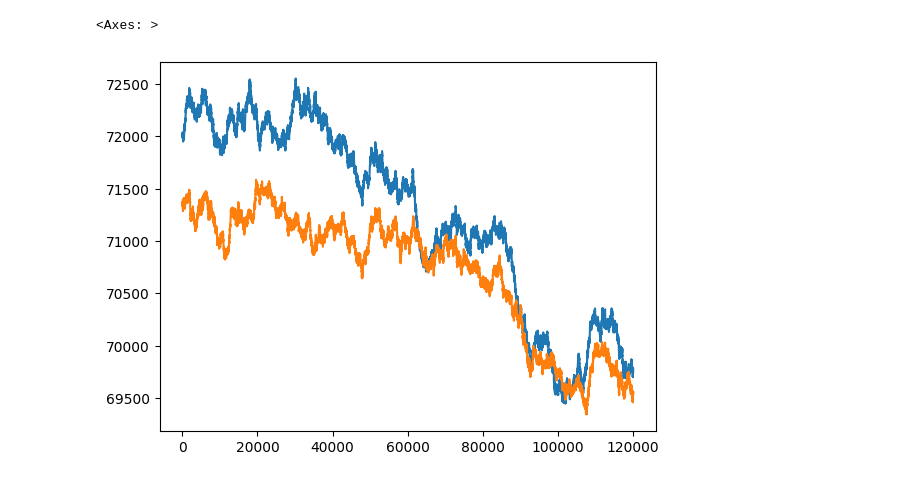
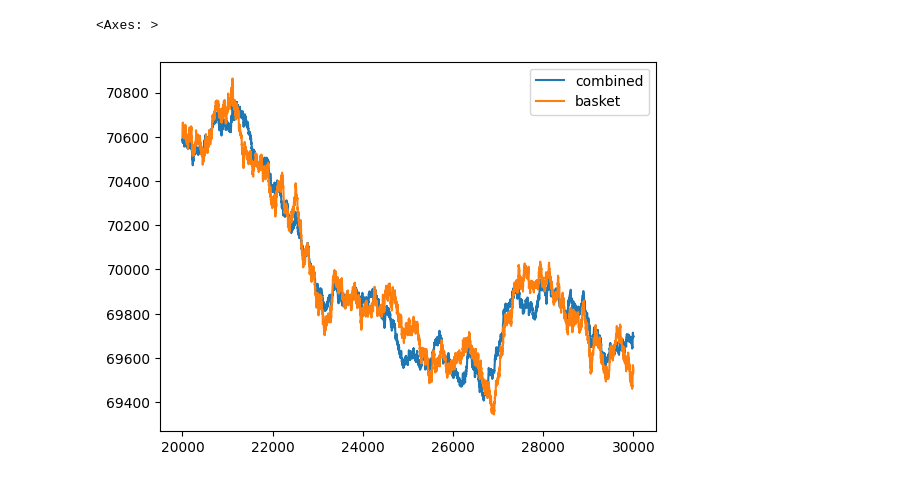
Before and after one commit to naman-doshi/IMCProsperity-2, a Jupyter notebook: R3/analysis2.ipynb, the cells around one changed output. Cells and saved outputs as stored; diff of their text form; code cells hidden in the pictures.

```diff
--- a/R3/analysis2.ipynb
+++ b/R3/analysis2.ipynb
@@ -1,18 +1,20 @@
 # %%
 import pandas as pd
 import numpy as np
 import matplotlib.pyplot as plt
 
 df = pd.read_csv('all.csv')
 
-choc = df[df['product'] == 'CHOCOLATE']['mid_price']
-strawb = df[df['product'] == 'STRAWBERRIES']['mid_price']
-roses = df[df['product'] == 'ROSES']['mid_price']
-basket = df[df['product'] == 'GIFT_BASKET']['mid_price']
+choc = df[df['product'] == 'CHOCOLATE']['mid_price'].reset_index(drop=True)
+strawb = df[df['product'] == 'STRAWBERRIES']['mid_price'].reset_index(drop=True)
+roses = df[df['product'] == 'ROSES']['mid_price'].reset_index(drop=True)
+basket = df[df['product'] == 'GIFT_BASKET']['mid_price'].reset_index(drop=True)
 
+df2 = pd.DataFrame()
+df2['combined'] = (6 * strawb + 4 * choc + roses + 381).shift(0)
+df2['basket'] = basket
 
-(choc*9).plot()
-basket.plot()
+df2[20000:30000].plot()
 # %% [output]
 <Axes: >
-[figure, old version]
+[figure, new version]
```
Also changed, not shown: 1 other file.
